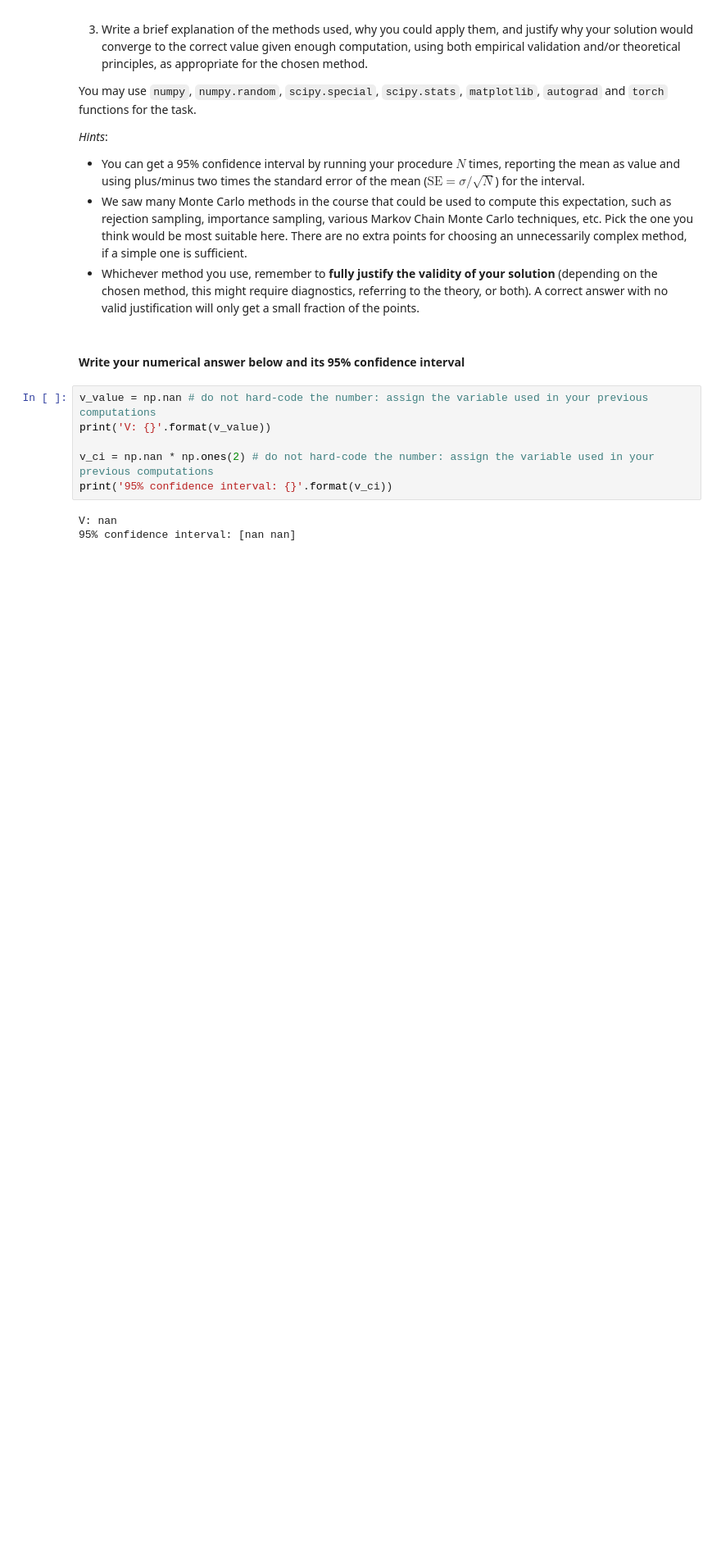
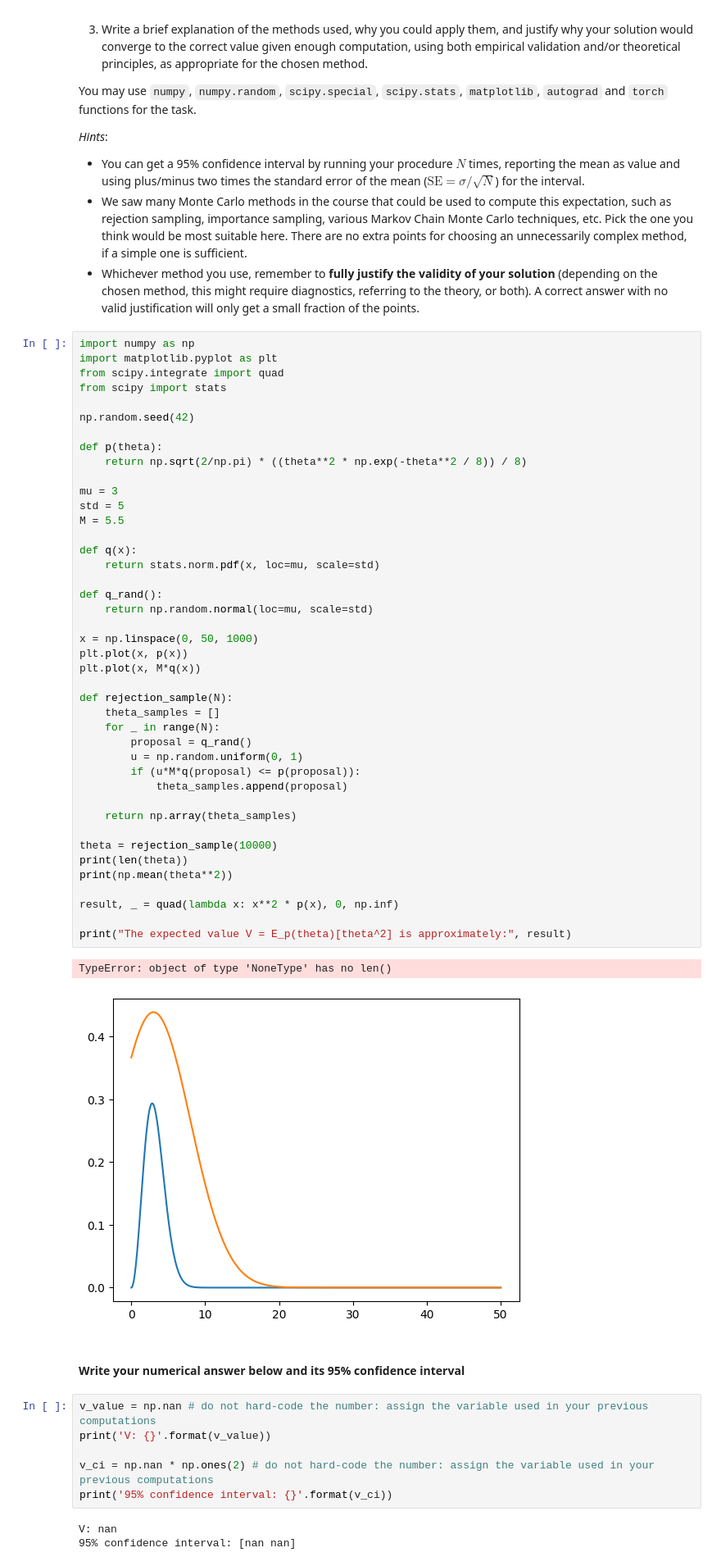
Before and after one commit to alexjilkin/comp-stats, a Jupyter notebook: CompStats_home_exam_2023-10.ipynb, the cells around one changed output. Shown at 82% size. Cells and saved outputs as stored; diff of their text form; blank space fills up the shorter version.

Commit message:
Implement rejection sampling

```diff
--- a/CompStats_home_exam_2023-10.ipynb
+++ b/CompStats_home_exam_2023-10.ipynb
@@ -272,6 +272,51 @@ You may use `numpy`, `numpy.random`, `scipy.special`, `scipy.stats`, `matplotlib
 - You can get a 95% confidence interval by running your procedure $N$ times, reporting the mean as value and using plus/minus two times the standard error of the mean ($\mathrm{SE} = \sigma / \sqrt{N}$) for the interval.
 - We saw many Monte Carlo methods in the course that could be used to compute this expectation, such as rejection sampling, importance sampling, various Markov Chain Monte Carlo techniques, etc. Pick the one you think would be most suitable here. There are no extra points for choosing an unnecessarily complex method, if a simple one is sufficient.
 - Whichever method you use, remember to **fully justify the validity of your solution** (depending on the chosen method, this might require diagnostics, referring to the theory, or both). A correct answer with no valid justification will only get a small fraction of the points.
+# %%
+import numpy as np
+import matplotlib.pyplot as plt
+from scipy.integrate import quad
+from scipy import stats
+
+np.random.seed(42)
+
+def p(theta):
+    return np.sqrt(2/np.pi) * ((theta**2 * np.exp(-theta**2 / 8)) / 8)
+
+mu = 3
+std = 5
+M = 5.5
+
+def q(x):
+    return stats.norm.pdf(x, loc=mu, scale=std)
+
+def q_rand():
+    return np.random.normal(loc=mu, scale=std)
+
+x = np.linspace(0, 50, 1000)
+plt.plot(x, p(x))
+plt.plot(x, M*q(x))
+
+def rejection_sample(N):
+    theta_samples = []
+    for _ in range(N):
+        proposal = q_rand()
+        u = np.random.uniform(0, 1)
+        if (u*M*q(proposal) <= p(proposal)):
+            theta_samples.append(proposal)
+
+    return np.array(theta_samples)
+
+theta = rejection_sample(10000)
+print(len(theta))
+print(np.mean(theta**2))
+
+result, _ = quad(lambda x: x**2 * p(x), 0, np.inf)
+
+print("The expected value V = E_p(theta)[theta^2] is approximately:", result)
+# %% [output]
+TypeError: object of type 'NoneType' has no len()
+[figure, added]
 # %% [markdown]
 #### Write your numerical answer below and its 95% confidence interval
 # %%
```
Also changed, not shown: parts of 6 cells of this notebook, 2 other files.
